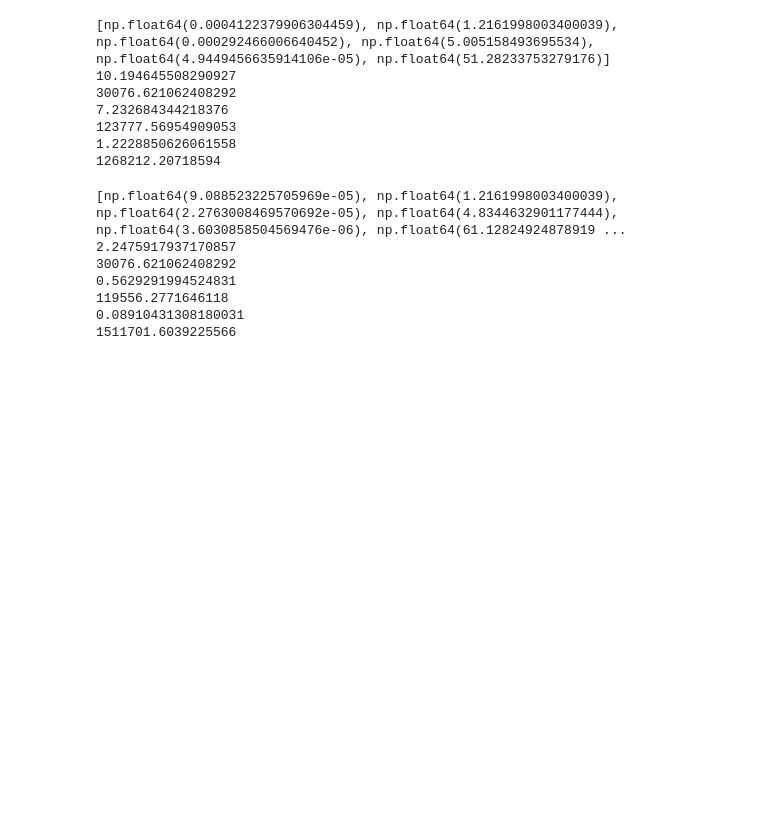
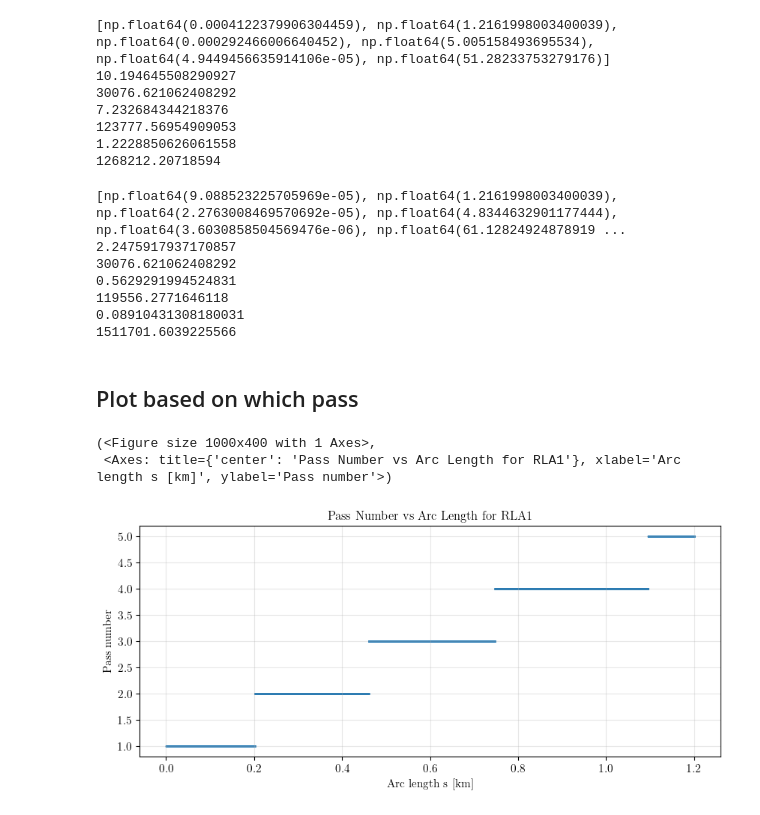
Before and after one commit to jchoi55/MINT, a Jupyter notebook: JC_event_maps.ipynb, the cells around one changed output. Saved outputs shown, nothing was run; the diff lists cells and outputs as text; code cells hidden in the pictures; blank space fills up the shorter version.

```diff
--- a/JC_event_maps.ipynb
+++ b/JC_event_maps.ipynb
@@ -1339,3 +1355,51 @@ for i in range(len(mins_and_maxes)):
 119556.2771646118
 0.08910431308180031
 1511701.6039225566
+# %% [markdown]
+## Plot based on which pass
+# %%
+def get_which_pass_from_lattice(lattice):
+    """
+    Get s values and which_pass values from a lattice's which_pass interpolating function.
+
+    Args:
+        lattice: A Lattice object with which_pass interpolating function
+
+    Returns:
+        (s_array, which_pass_array): Arrays of s values and corresponding pass numbers
+    """
+    # Create a dense sampling of the lattice
+    u_vals = np.linspace(0, 1, 10000)
+    s_vals = lattice.s(u_vals)
+    which_pass_vals = lattice.which_pass(u_vals)
+
+    return s_vals, which_pass_vals
+
+
+def plot_passes(lattice, figsize=(10, 4)):
+    """
+    Plot s value vs which_pass for an RLA lattice.
+
+    Args:
+        lattice: A Lattice object with which_pass interpolating function
+        figsize: Figure size
+
+    Returns:
+        (fig, ax)
+    """
+    s_vals, which_pass_vals = get_which_pass_from_lattice(lattice)
+
+    fig, ax = plt.subplots(figsize=figsize)
+    ax.scatter(s_vals/1e5, which_pass_vals, s=1, alpha=0.5)
+    ax.set_xlabel("Arc length s [km]")
+    ax.set_ylabel("Pass number")
+    ax.set_title(f"Pass Number vs Arc Length for {lattice.name}")
+    ax.grid(True, alpha=0.3)
+
+    return fig, ax
+# %%
+plot_passes(RLA1_lattice)
+# %% [output]
+(<Figure size 1000x400 with 1 Axes>,
+ <Axes: title={'center': 'Pass Number vs Arc Length for RLA1'}, xlabel='Arc length s [km]', ylabel='Pass number'>)
+[figure, added]
```
Also changed, not shown: parts of 9 cells of this notebook, 4 other files.
